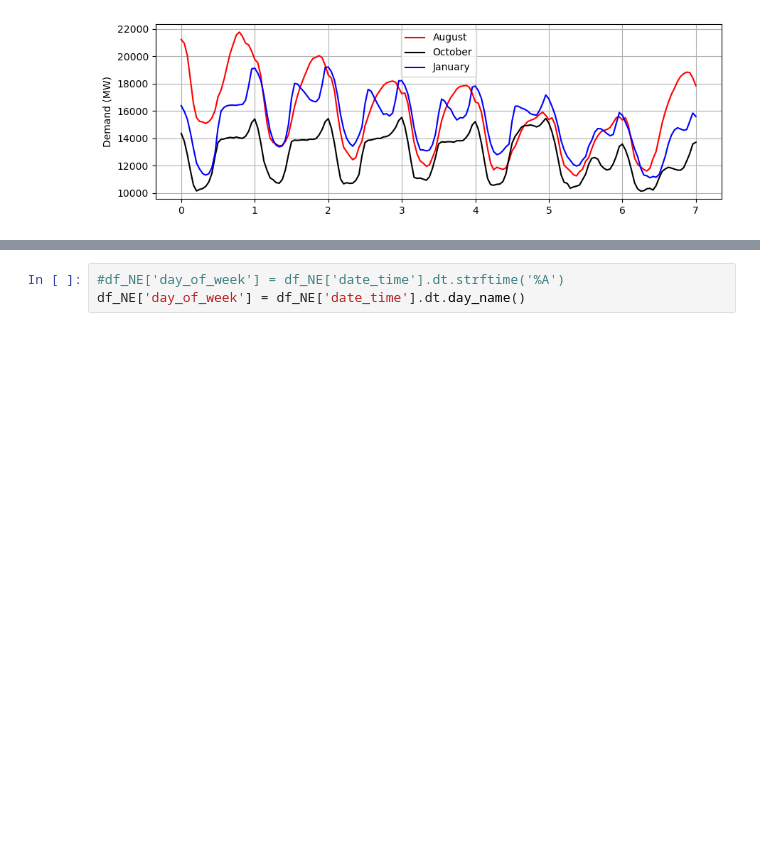
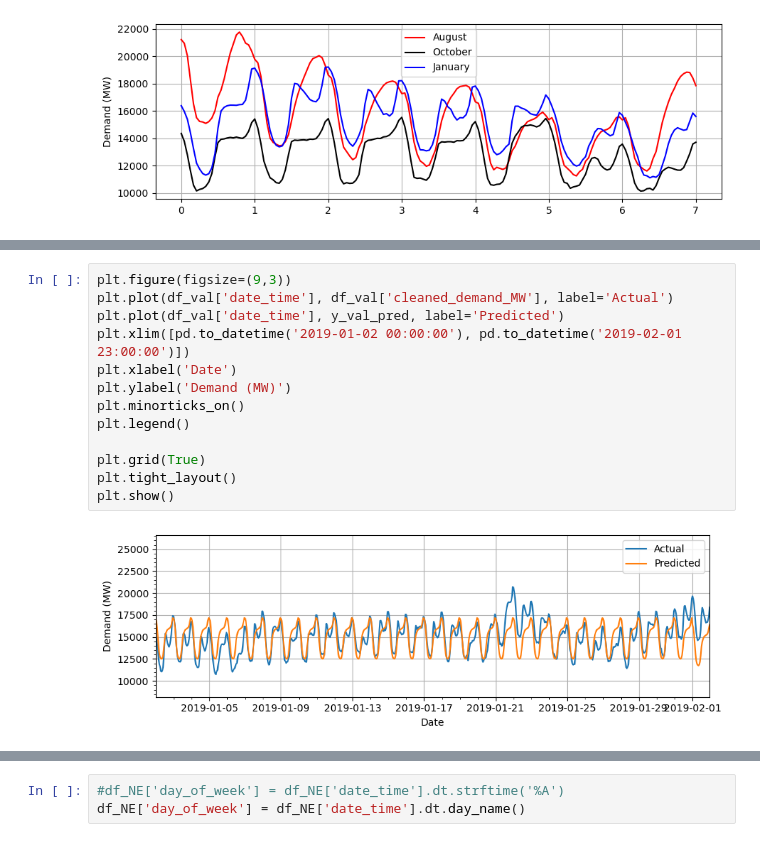
Before and after one commit to JasonDahl/EIA-demand-forecast, a Jupyter notebook: EIA_demand_forecast.ipynb, the cells around one changed output, grey strips where cells are left out. Drawn from its saved outputs; the diff is of its cells as text; blank space fills up the shorter version.

```diff
--- a/EIA_demand_forecast.ipynb
+++ b/EIA_demand_forecast.ipynb
@@ -131,0 +240,15 @@ plt.show()
+# %%
+plt.figure(figsize=(9,3))
+plt.plot(df_val['date_time'], df_val['cleaned_demand_MW'], label='Actual')
+plt.plot(df_val['date_time'], y_val_pred, label='Predicted')
+plt.xlim([pd.to_datetime('2019-01-02 00:00:00'), pd.to_datetime('2019-02-01 23:00:00')])
+plt.xlabel('Date')
+plt.ylabel('Demand (MW)')
+plt.minorticks_on()
+plt.legend()
+
+plt.grid(True)
+plt.tight_layout()
+plt.show()
+# %% [output]
+[figure, added]
```
Also changed, not shown: parts of 20 cells of this notebook.
